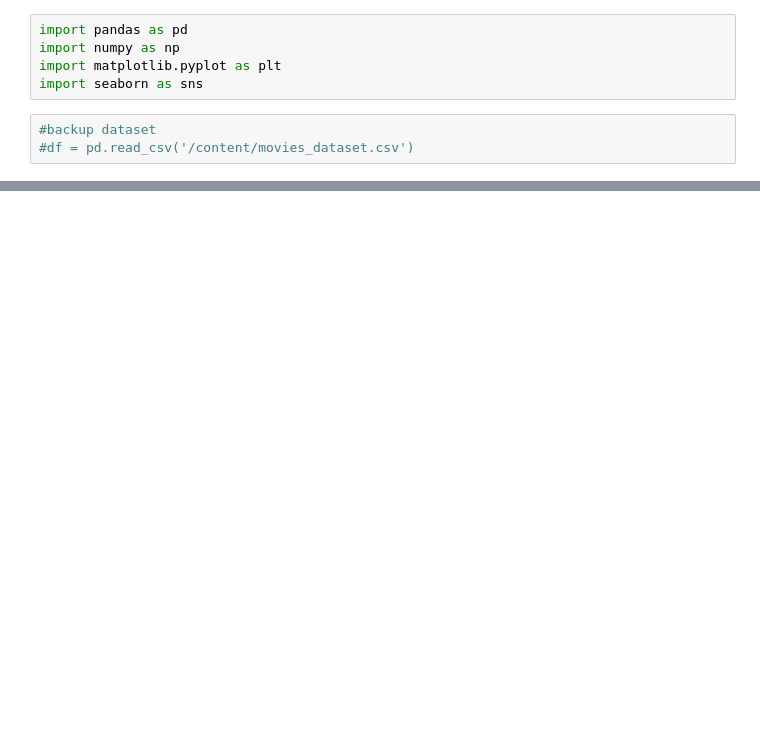
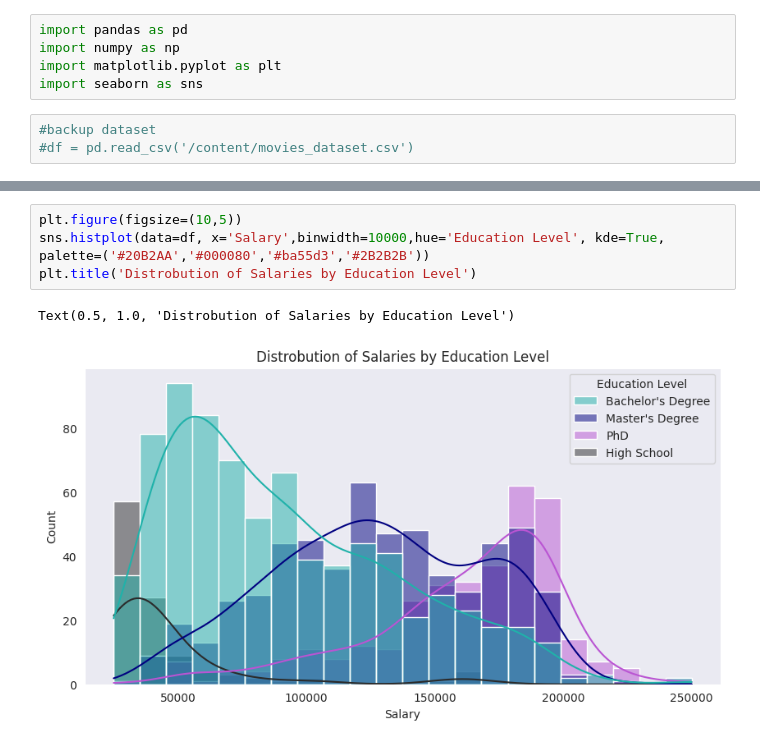
Before and after one commit to Caylie-Mackay/Data_Tech_Pyton_Final, a Jupyter notebook: Final_Python_Project.ipynb, the cells around one changed output, grey strips where cells are left out. Saved outputs shown, nothing was run; the diff lists cells and outputs as text; blank space fills up the shorter version.

```diff
--- a/Final_Python_Project.ipynb
+++ b/Final_Python_Project.ipynb
@@ -48,0 +238,7 @@ df
+# %%
+plt.figure(figsize=(10,5))
+sns.histplot(data=df, x='Salary',binwidth=10000,hue='Education Level', kde=True, palette=('#20B2AA','#000080','#ba55d3','#2B2B2B'))
+plt.title('Distrobution of Salaries by Education Level')
+# %% [output]
+Text(0.5, 1.0, 'Distrobution of Salaries by Education Level')
+[figure, added]
```
Also changed, not shown: parts of 23 cells of this notebook.
